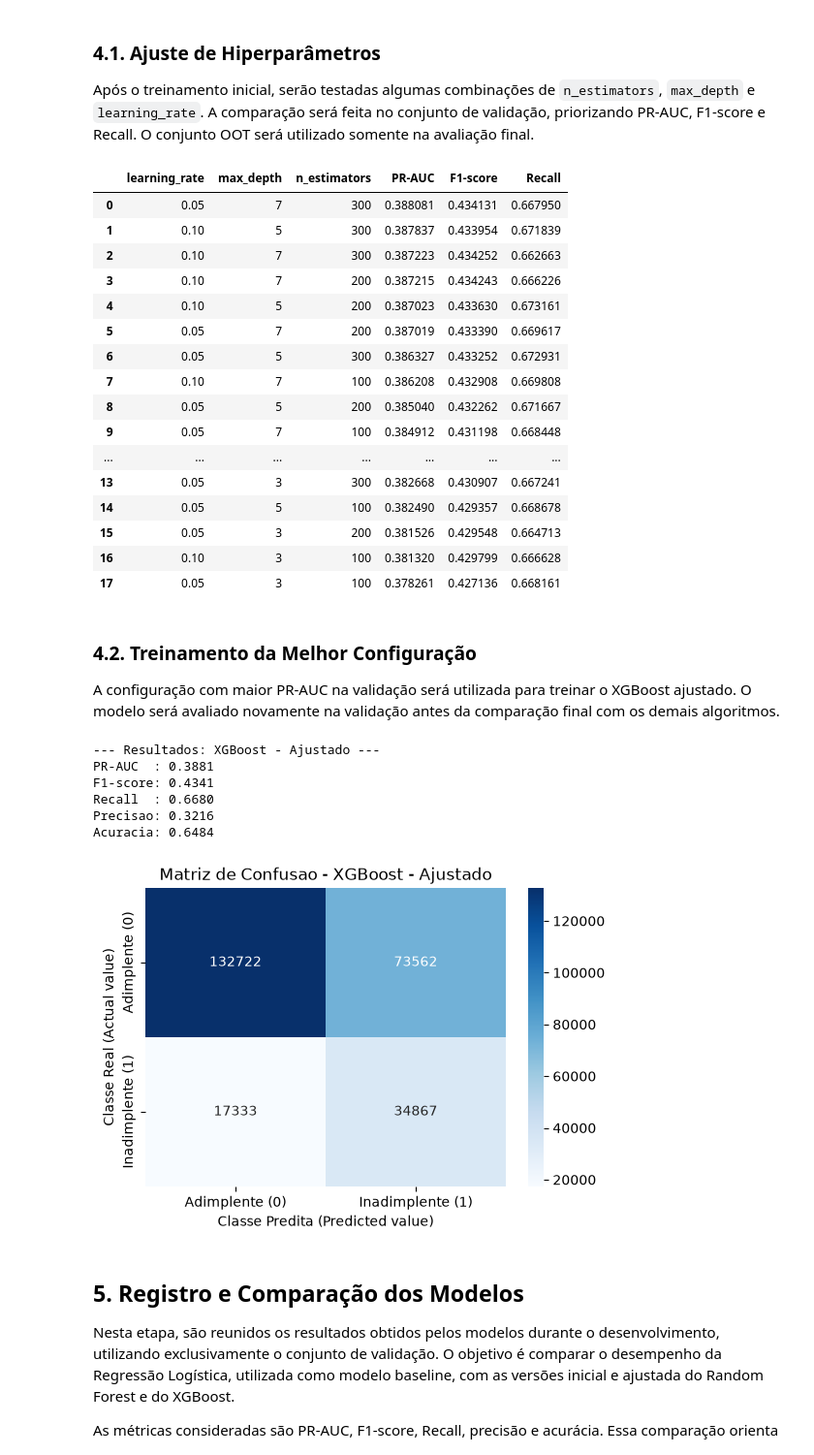
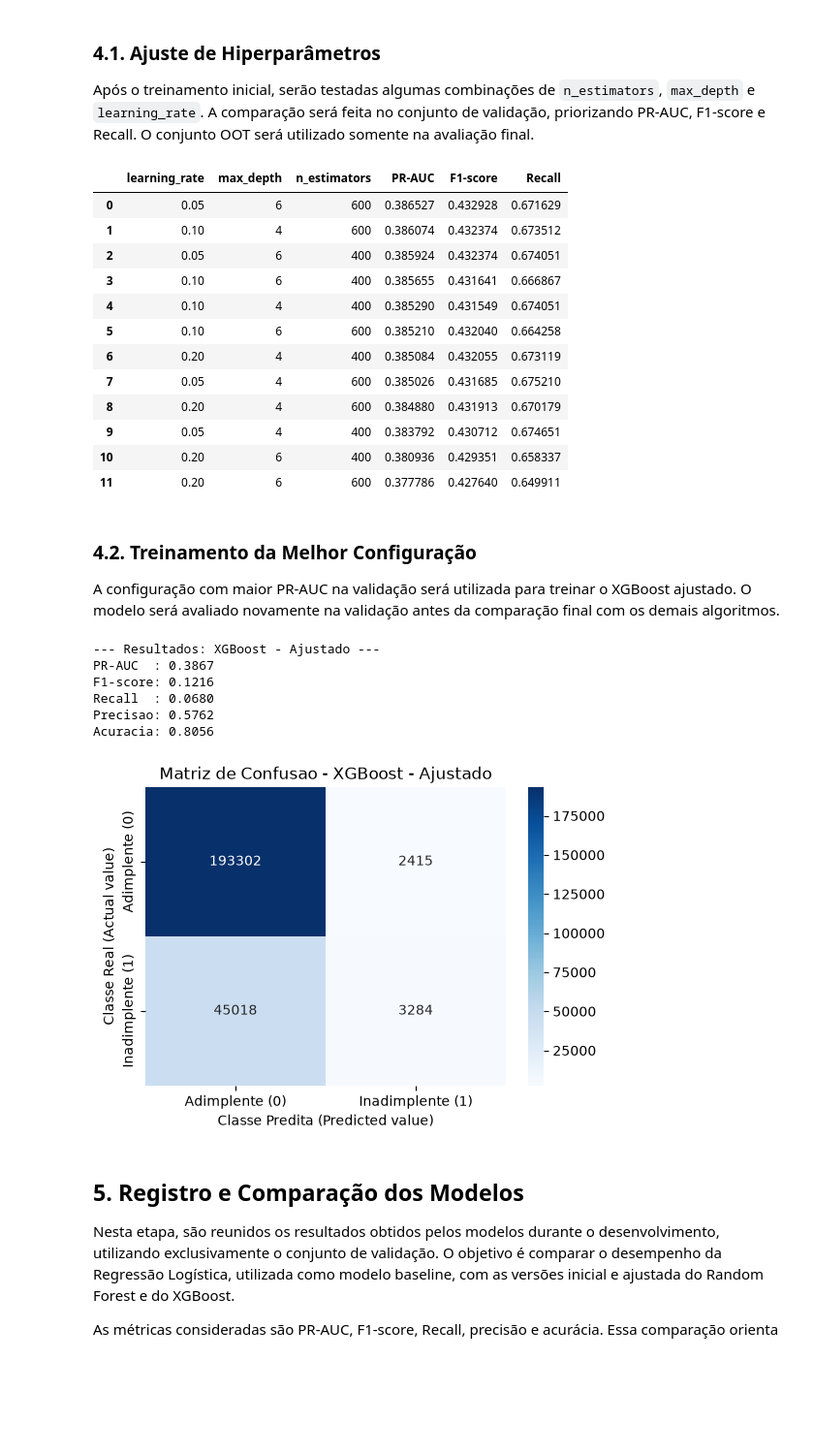
Before and after one commit to Heimrath/TCC-Inadimplencia-de-Credito, a Jupyter notebook: 03_Modelagem.ipynb, the cells around one changed output. Shown at 97% size. Drawn from its saved outputs; the diff is of its cells as text; code cells hidden in the pictures; blank space fills up the shorter version.

Commit message:
feat: finaliza modelagem e adiciona calibração nos modelos de árvore

```diff
--- a/03_Modelagem.ipynb
+++ b/03_Modelagem.ipynb
@@ -188,9 +187,9 @@ from sklearn.ensemble import RandomForestClassifier
 from sklearn.metrics import average_precision_score, f1_score, recall_score
 
 param_grid_rf = {
-    "n_estimators": [200, 500],
+    "n_estimators": [100, 300],
     "max_depth": [10, 12],
-    "min_samples_leaf": [5, 10],
+    "min_samples_leaf": [5, 15, 30],
 }
 
 rf_tuning_results = []
@@ -237,20 +240,24 @@ rf_tuning_results_df
 Após a comparação das configurações testadas, a combinação com maior PR-AUC na validação é selecionada para compor o Random Forest ajustado. Em seguida, o modelo é treinado novamente com os parâmetros escolhidos e avaliado no conjunto de validação.
 # %%
 from sklearn.ensemble import RandomForestClassifier
+from sklearn.calibration import CalibratedClassifierCV
 
 rf_tuned_model = RandomForestClassifier(
-    n_estimators=500,
+    n_estimators=300,
     max_depth=12,
-    min_samples_leaf=10,
+    min_samples_leaf=30,
     class_weight="balanced",
     random_state=42,
     n_jobs=-1,
 )
 
-rf_tuned_model.fit(X_train, y_train)
+rf_calibrator = CalibratedClassifierCV(
+    estimator=rf_tuned_model, method='sigmoid', cv=5
+)
+rf_calibrator.fit(X_train, y_train)
 
-y_pred_val_rf_tuned = rf_tuned_model.predict(X_val)
-y_pred_proba_val_rf_tuned = rf_tuned_model.predict_proba(X_val)[:, 1]
+y_pred_val_rf_tuned = rf_calibrator.predict(X_val)
+y_pred_proba_val_rf_tuned = rf_calibrator.predict_proba(X_val)[:, 1]
 
 rf_tuned_params = {
     parametro: rf_tuned_model.get_params()[parametro]
@@ -337,12 +344,13 @@ Acuracia: 0.6443
 
 Após o treinamento inicial, serão testadas algumas combinações de `n_estimators`, `max_depth` e `learning_rate`. A comparação será feita no conjunto de validação, priorizando PR-AUC, F1-score e Recall. O conjunto OOT será utilizado somente na avaliação final.
 # %%
+from xgboost import XGBClassifier
 from sklearn.model_selection import ParameterGrid
 
 xgb_param_grid = {
-    "n_estimators": [100, 200, 300],
-    "max_depth": [3, 5, 7],
-    "learning_rate": [0.05, 0.1]
+    "n_estimators": [400, 600],
+    "max_depth": [4, 6],
+    "learning_rate": [0.05, 0.1, 0.2]
 }
 
 xgb_tuning_results = []
@@ -379,72 +387,73 @@ xgb_tuning_results_df = (
 xgb_tuning_results_df
 # %% [output]
 |  | learning_rate | max_depth | n_estimators | PR-AUC | F1-score | Recall |
-| 0 | 0.05 | 7 | 300 | 0.388081 | 0.434131 | 0.667950 |
-| 1 | 0.10 | 5 | 300 | 0.387837 | 0.433954 | 0.671839 |
-| 2 | 0.10 | 7 | 300 | 0.387223 | 0.434252 | 0.662663 |
-| 3 | 0.10 | 7 | 200 | 0.387215 | 0.434243 | 0.666226 |
-| 4 | 0.10 | 5 | 200 | 0.387023 | 0.433630 | 0.673161 |
-| 5 | 0.05 | 7 | 200 | 0.387019 | 0.433390 | 0.669617 |
-| 6 | 0.05 | 5 | 300 | 0.386327 | 0.433252 | 0.672931 |
-| 7 | 0.10 | 7 | 100 | 0.386208 | 0.432908 | 0.669808 |
-| 8 | 0.05 | 5 | 200 | 0.385040 | 0.432262 | 0.671667 |
-| 9 | 0.05 | 7 | 100 | 0.384912 | 0.431198 | 0.668448 |
-| ... | ... | ... | ... | ... | ... | ... |
-| 13 | 0.05 | 3 | 300 | 0.382668 | 0.430907 | 0.667241 |
-| 14 | 0.05 | 5 | 100 | 0.382490 | 0.429357 | 0.668678 |
-| 15 | 0.05 | 3 | 200 | 0.381526 | 0.429548 | 0.664713 |
-| 16 | 0.10 | 3 | 100 | 0.381320 | 0.429799 | 0.666628 |
-| 17 | 0.05 | 3 | 100 | 0.378261 | 0.427136 | 0.668161 |
+| 0 | 0.05 | 6 | 600 | 0.386527 | 0.432928 | 0.671629 |
+| 1 | 0.10 | 4 | 600 | 0.386074 | 0.432374 | 0.673512 |
+| 2 | 0.05 | 6 | 400 | 0.385924 | 0.432374 | 0.674051 |
+| 3 | 0.10 | 6 | 400 | 0.385655 | 0.431641 | 0.666867 |
+| 4 | 0.10 | 4 | 400 | 0.385290 | 0.431549 | 0.674051 |
+| 5 | 0.10 | 6 | 600 | 0.385210 | 0.432040 | 0.664258 |
+| 6 | 0.20 | 4 | 400 | 0.385084 | 0.432055 | 0.673119 |
+| 7 | 0.05 | 4 | 600 | 0.385026 | 0.431685 | 0.675210 |
+| 8 | 0.20 | 4 | 600 | 0.384880 | 0.431913 | 0.670179 |
+| 9 | 0.05 | 4 | 400 | 0.383792 | 0.430712 | 0.674651 |
+| 10 | 0.20 | 6 | 400 | 0.380936 | 0.429351 | 0.658337 |
+| 11 | 0.20 | 6 | 600 | 0.377786 | 0.427640 | 0.649911 |
 # %% [markdown]
 ### 4.2. Treinamento da Melhor Configuração
 
 A configuração com maior PR-AUC na validação será utilizada para treinar o XGBoost ajustado. O modelo será avaliado novamente na validação antes da comparação final com os demais algoritmos.
 # %%
 from xgboost import XGBClassifier
+from sklearn.calibration import CalibratedClassifierCV
 
 xgb_tuned_model = XGBClassifier(
-    n_estimators=300,
-    max_depth=7,
+    n_estimators=600,
+    max_depth=6,
     learning_rate=0.05,
     subsample=0.8,
     colsample_bytree=0.8,
     scale_pos_weight=scale_pos_weight,
     objective="binary:logistic",
     eval_metric="aucpr",
     random_state=42,
     n_jobs=-1,
 )
 
-xgb_tuned_model.fit(X_train, y_train)
+xgb_calibrator = CalibratedClassifierCV(
+    estimator=xgb_tuned_model, method='sigmoid', cv=5
+)
+xgb_calibrator.fit(X_train, y_train)
 
-y_pred_val_xgb_tuned = xgb_tuned_model.predict(X_val)
-y_pred_proba_val_xgb_tuned = xgb_tuned_model.predict_proba(X_val)[:, 1]
+
+y_pred_val_xgb_tuned = xgb_calibrator.predict(X_val)
+y_pred_proba_val_xgb_tuned = xgb_calibrator.predict_proba(X_val)[:, 1]
 
 xgb_tuned_params = {
     parametro: xgb_tuned_model.get_params()[parametro]
     for parametro in [
         "n_estimators",
         "max_depth",
         "learning_rate",
         "scale_pos_weight",
         "random_state",
     ]
 }
 
 xgb_tuned_results = evaluate_classification(
     y_val,
     y_pred_val_xgb_tuned,
     y_pred_proba_val_xgb_tuned,
     model_name="XGBoost - Ajustado",
 )
 # %% [output]
 --- Resultados: XGBoost - Ajustado ---
-PR-AUC  : 0.3881
-F1-score: 0.4341
-Recall  : 0.6680
-Precisao: 0.3216
-Acuracia: 0.6484
+PR-AUC  : 0.3867
+F1-score: 0.1216
+Recall  : 0.0680
+Precisao: 0.5762
+Acuracia: 0.8056
-[figure, old version]
+[figure, new version]
 # %% [markdown]
 ## 5. Registro e Comparação dos Modelos
 
```
Also changed, not shown: parts of 21 cells of this notebook.
